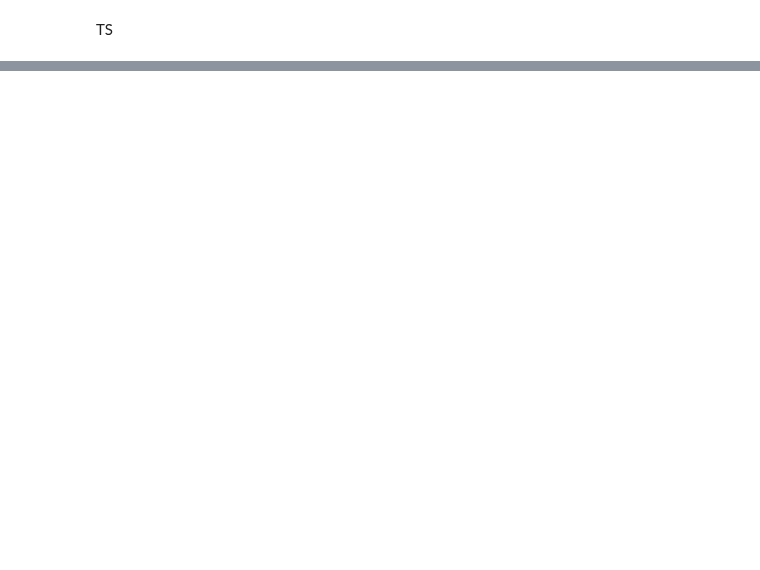
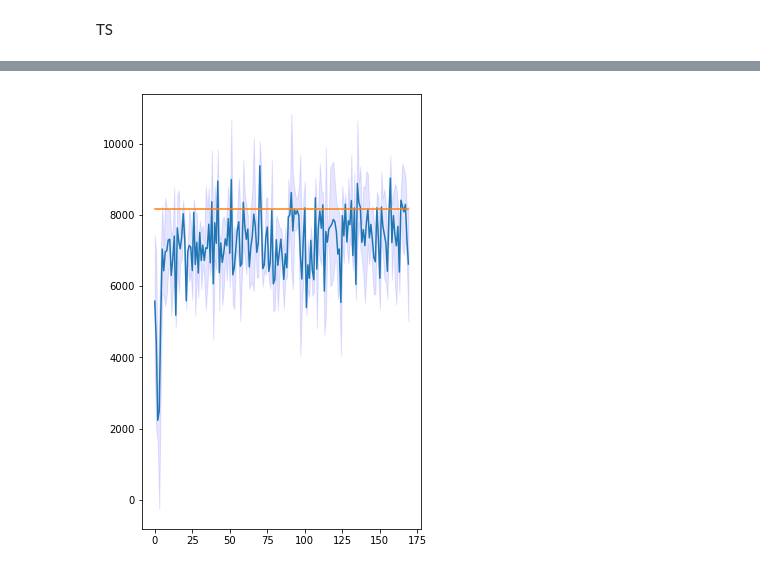
Before and after one commit to VladMarianCimpeanu/OLA_project, a Jupyter notebook: step4.ipynb, the cells around one changed output, grey strips where cells are left out. Drawn from its saved outputs; the diff is of its cells as text; code cells hidden in the pictures; blank space fills up the shorter version.

```diff
--- a/step4.ipynb
+++ b/step4.ipynb
@@ -181,11 +176,13 @@ KeyboardInterrupt:
 # %%
-plt.figure(figsize=(10, 5))
+plt.figure(figsize=(5, 8))
 mean = np.mean(rewards_iterations, axis=0)
 stdev = np.std(rewards_iterations, axis=0)
 
 plt.plot(range(len(mean)), mean)
 plt.fill_between(range(len(mean)), (mean-stdev), (mean+stdev), color='b', alpha=.1)
 
 plt.plot([_ for _ in range(len(rewards))], [clairvoyant_reward for _ in range(len(rewards))])
 plt.show()
+# %% [output]
+[figure, added]
 # %%
```
Also changed, not shown: parts of 10 cells of this notebook, 6 other files.
